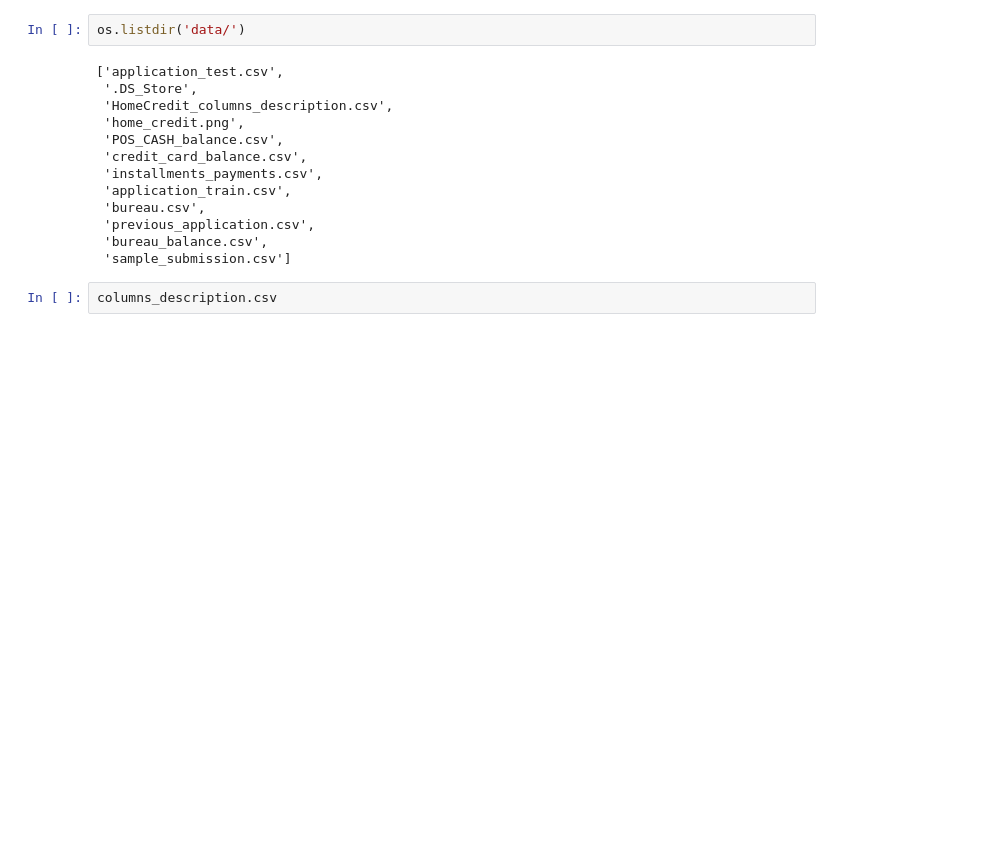
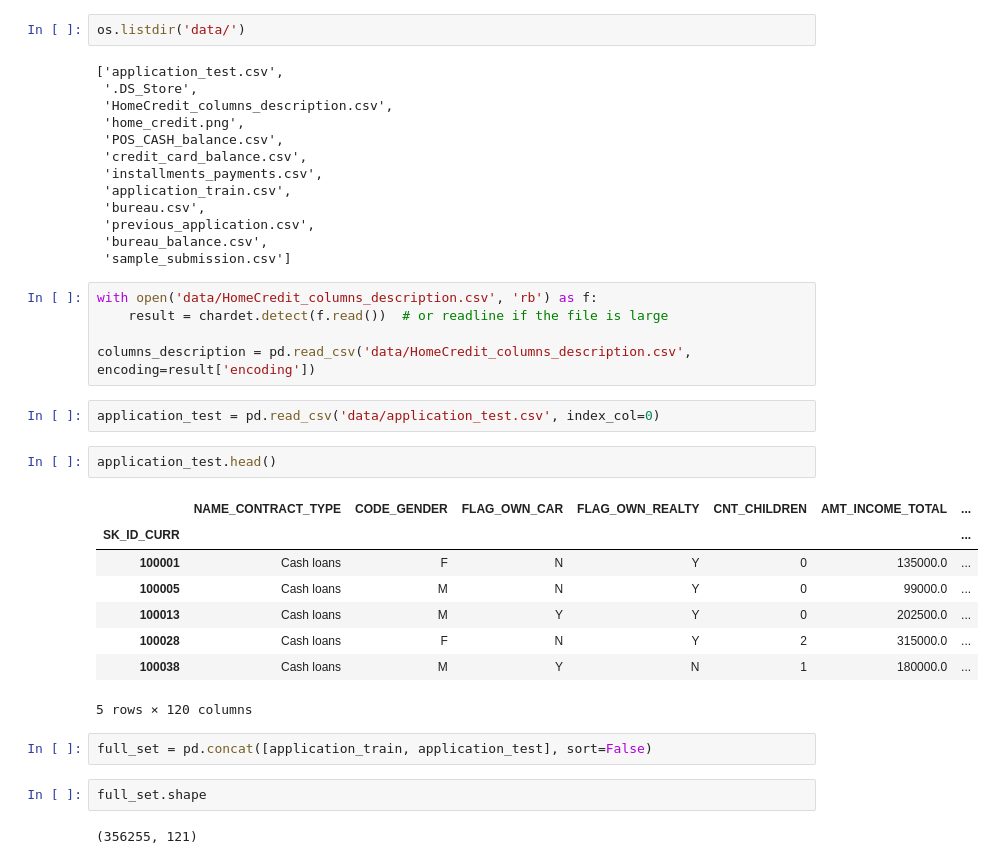
Before and after one commit to andylikescodes/Kaggle-HomeCreditDefaultRisk, a Jupyter notebook: explore.ipynb, the cells around one changed output. Cells and saved outputs as stored; diff of their text form; blank space fills up the shorter version.

```diff
--- a/explore.ipynb
+++ b/explore.ipynb
@@ -29,5 +44,27 @@ os.listdir('data/')
  'previous_application.csv',
  'bureau_balance.csv',
  'sample_submission.csv']
-# %%
-columns_description.csv
+# %%
+with open('data/HomeCredit_columns_description.csv', 'rb') as f:
+    result = chardet.detect(f.read())  # or readline if the file is large
+
+columns_description = pd.read_csv('data/HomeCredit_columns_description.csv', encoding=result['encoding'])
+# %%
+application_test = pd.read_csv('data/application_test.csv', index_col=0)
+# %%
+application_test.head()
+# %% [output]
+|  | NAME_CONTRACT_TYPE | CODE_GENDER | FLAG_OWN_CAR | FLAG_OWN_REALTY | CNT_CHILDREN | AMT_INCOME_TOTAL | ... |
+| SK_ID_CURR |  |  |  |  |  |  | ... |
+| 100001 | Cash loans | F | N | Y | 0 | 135000.0 | ... |
+| 100005 | Cash loans | M | N | Y | 0 | 99000.0 | ... |
+| 100013 | Cash loans | M | Y | Y | 0 | 202500.0 | ... |
+| 100028 | Cash loans | F | N | Y | 2 | 315000.0 | ... |
+| 100038 | Cash loans | M | Y | N | 1 | 180000.0 | ... |
+5 rows × 120 columns
+# %%
+full_set = pd.concat([application_train, application_test], sort=False)
+# %%
+full_set.shape
+# %% [output]
+(356255, 121)
```
Also changed, not shown: parts of 15 cells of this notebook.
